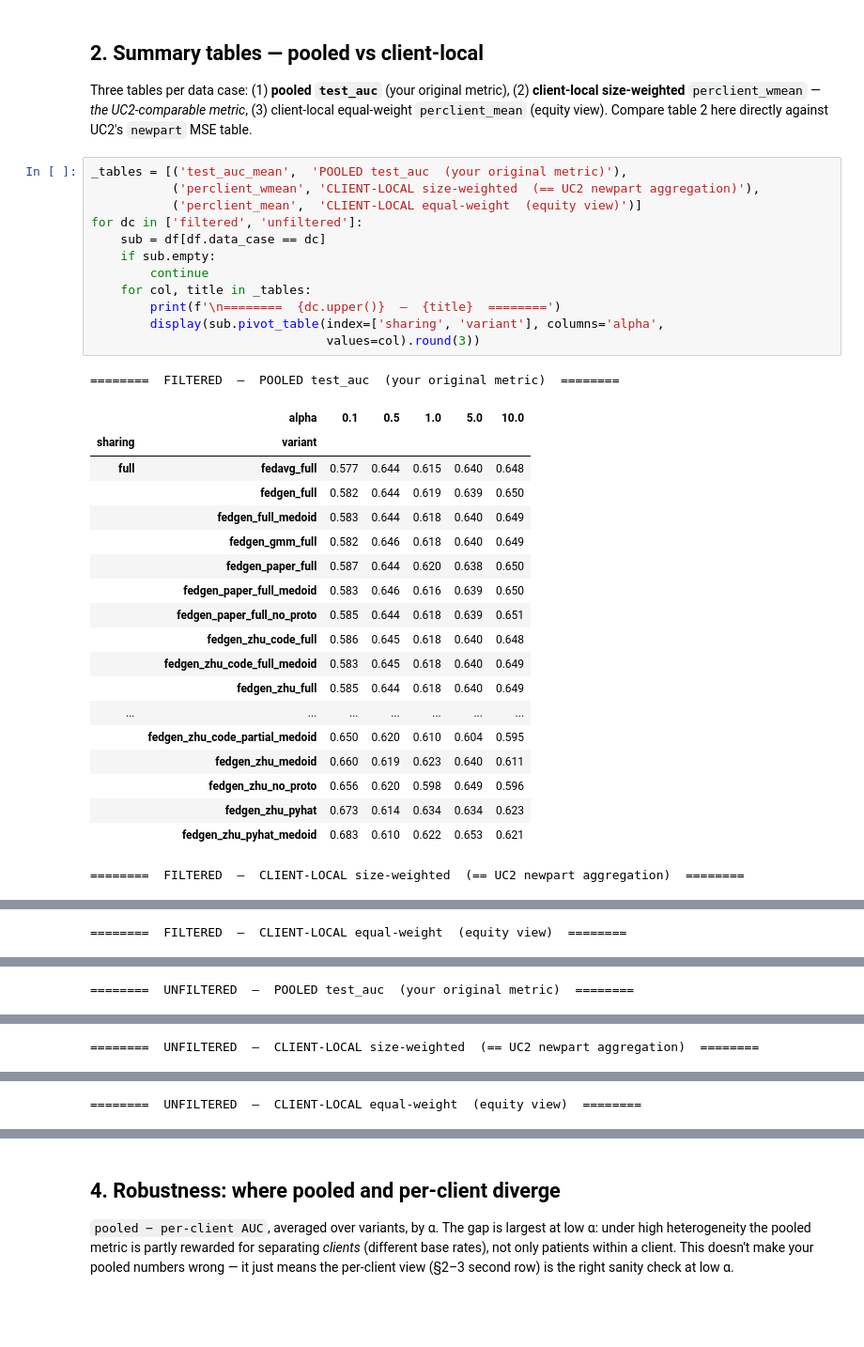
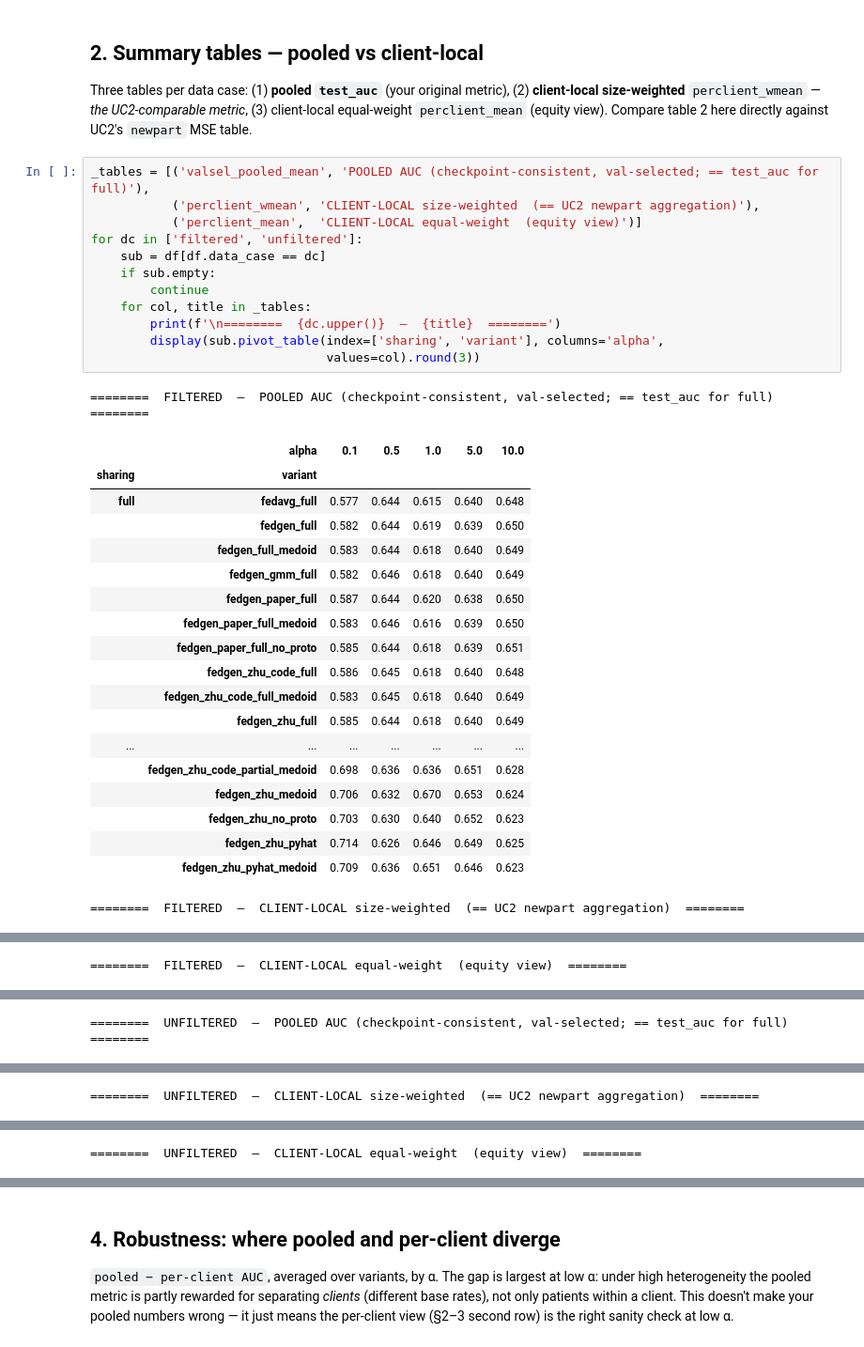
Before and after one commit to SrMallol2/Federated-Learning-Under-Data-Heterogeneity-for-Real-Applications-in-Multiple-Domains, a Jupyter notebook: Practices/Use Case 1 (Health)/04_Results/04_Results_Reframed.ipynb, the cells around one changed output, grey strips where cells are left out. Shown at 94% size. Saved outputs shown, nothing was run; the diff lists cells and outputs as text; blank space fills up the shorter version.

```diff
--- a/Practices/Use Case 1 (Health)/04_Results/04_Results_Reframed.ipynb
+++ b/Practices/Use Case 1 (Health)/04_Results/04_Results_Reframed.ipynb
@@ -61,37 +61,37 @@ Three tables per data case: (1) **pooled `test_auc`** (your original metric), (2
 client-local equal-weight `perclient_mean` (equity view). Compare table 2 here directly
 against UC2's `newpart` MSE table.
 # %%
-_tables = [('test_auc_mean',  'POOLED test_auc  (your original metric)'),
+_tables = [('valsel_pooled_mean', 'POOLED AUC (checkpoint-consistent, val-selected; == test_auc for full)'),
            ('perclient_wmean', 'CLIENT-LOCAL size-weighted  (== UC2 newpart aggregation)'),
            ('perclient_mean',  'CLIENT-LOCAL equal-weight  (equity view)')]
 for dc in ['filtered', 'unfiltered']:
     sub = df[df.data_case == dc]
     if sub.empty:
         continue
     for col, title in _tables:
         print(f'\n========  {dc.upper()}  —  {title}  ========')
         display(sub.pivot_table(index=['sharing', 'variant'], columns='alpha',
                                 values=col).round(3))
 # %% [output]
-========  FILTERED  —  POOLED test_auc  (your original metric)  ========
+========  FILTERED  —  POOLED AUC (checkpoint-consistent, val-selected; == test_auc for full)  ========
 |  | alpha | 0.1 | 0.5 | 1.0 | 5.0 | 10.0 |
 | sharing | variant |  |  |  |  |  |
 | full | fedavg_full | 0.577 | 0.644 | 0.615 | 0.640 | 0.648 |
 |  | fedgen_full | 0.582 | 0.644 | 0.619 | 0.639 | 0.650 |
 |  | fedgen_full_medoid | 0.583 | 0.644 | 0.618 | 0.640 | 0.649 |
 |  | fedgen_gmm_full | 0.582 | 0.646 | 0.618 | 0.640 | 0.649 |
 |  | fedgen_paper_full | 0.587 | 0.644 | 0.620 | 0.638 | 0.650 |
 |  | fedgen_paper_full_medoid | 0.583 | 0.646 | 0.616 | 0.639 | 0.650 |
 |  | fedgen_paper_full_no_proto | 0.585 | 0.644 | 0.618 | 0.639 | 0.651 |
 |  | fedgen_zhu_code_full | 0.586 | 0.645 | 0.618 | 0.640 | 0.648 |
 |  | fedgen_zhu_code_full_medoid | 0.583 | 0.645 | 0.618 | 0.640 | 0.649 |
 |  | fedgen_zhu_full | 0.585 | 0.644 | 0.618 | 0.640 | 0.649 |
 | ... | ... | ... | ... | ... | ... | ... |
-|  | fedgen_zhu_code_partial_medoid | 0.650 | 0.620 | 0.610 | 0.604 | 0.595 |
-|  | fedgen_zhu_medoid | 0.660 | 0.619 | 0.623 | 0.640 | 0.611 |
-|  | fedgen_zhu_no_proto | 0.656 | 0.620 | 0.598 | 0.649 | 0.596 |
-|  | fedgen_zhu_pyhat | 0.673 | 0.614 | 0.634 | 0.634 | 0.623 |
-|  | fedgen_zhu_pyhat_medoid | 0.683 | 0.610 | 0.622 | 0.653 | 0.621 |
+|  | fedgen_zhu_code_partial_medoid | 0.698 | 0.636 | 0.636 | 0.651 | 0.628 |
+|  | fedgen_zhu_medoid | 0.706 | 0.632 | 0.670 | 0.653 | 0.624 |
+|  | fedgen_zhu_no_proto | 0.703 | 0.630 | 0.640 | 0.652 | 0.623 |
+|  | fedgen_zhu_pyhat | 0.714 | 0.626 | 0.646 | 0.649 | 0.625 |
+|  | fedgen_zhu_pyhat_medoid | 0.709 | 0.636 | 0.651 | 0.646 | 0.623 |
 ========  FILTERED  —  CLIENT-LOCAL size-weighted  (== UC2 newpart aggregation)  ========
 |  | alpha | 0.1 | 0.5 | 1.0 | 5.0 | 10.0 |
 | sharing | variant |  |  |  |  |  |
@@ -130,7 +130,7 @@ for dc in ['filtered', 'unfiltered']:
 |  | fedgen_zhu_no_proto | 0.579 | 0.578 | 0.566 | 0.585 | 0.585 |
 |  | fedgen_zhu_pyhat | 0.582 | 0.567 | 0.567 | 0.586 | 0.581 |
 |  | fedgen_zhu_pyhat_medoid | 0.574 | 0.576 | 0.577 | 0.588 | 0.582 |
-========  UNFILTERED  —  POOLED test_auc  (your original metric)  ========
+========  UNFILTERED  —  POOLED AUC (checkpoint-consistent, val-selected; == test_auc for full)  ========
 |  | alpha | 0.5 | 1.0 | 5.0 | 10.0 |
 | sharing | variant |  |  |  |  |
 | full | fedavg_full | 0.583 | 0.608 | 0.640 | 0.648 |
```
Also changed, not shown: parts of 6 cells of this notebook, 30 other files.
